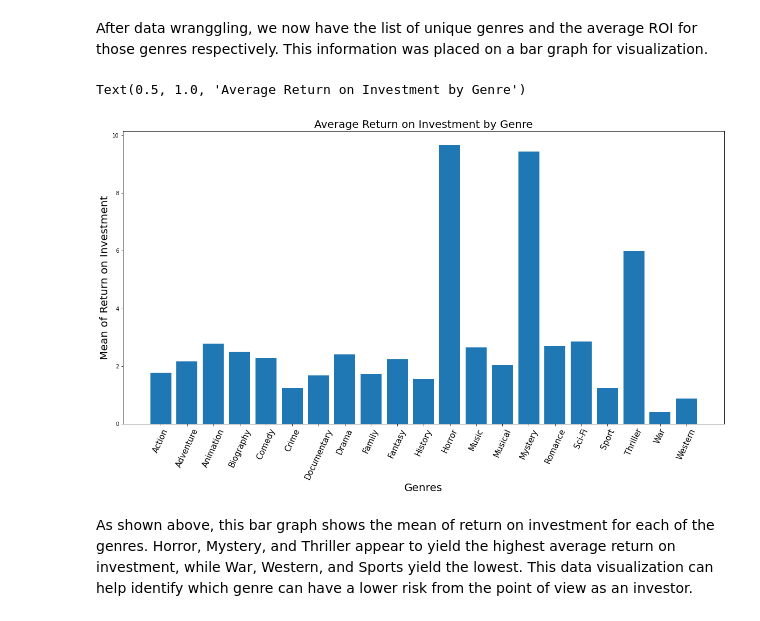
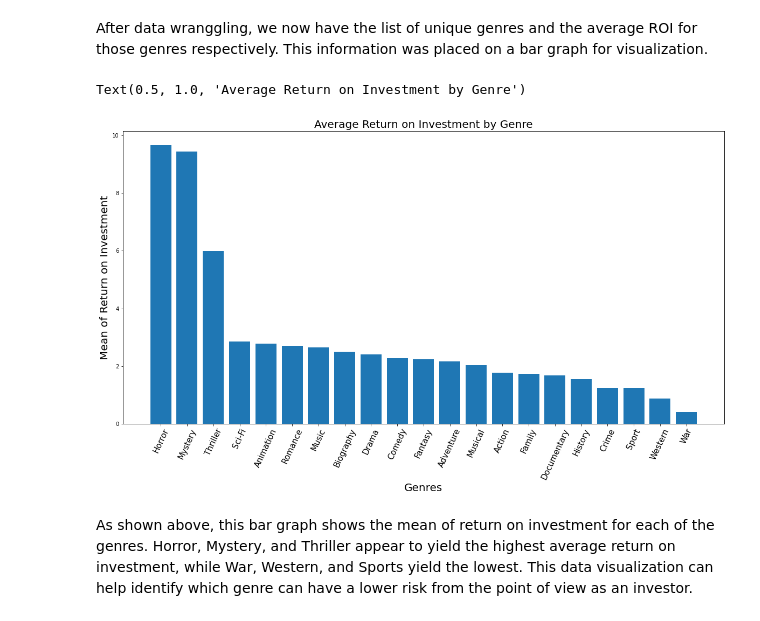
Before and after one commit to soohojp/Phase-1-Project-Best-Team-, a Jupyter notebook: Untitled.ipynb, the cells around one changed output. Saved outputs shown, nothing was run; the diff lists cells and outputs as text; code cells hidden in the pictures.

```diff
--- a/Untitled.ipynb
+++ b/Untitled.ipynb
@@ -219,3 +226,7 @@ imdb_sport.ROI.mean(),
 imdb_thriller.ROI.mean(),
 imdb_war.ROI.mean(),
 imdb_western.ROI.mean()]
+# %%
+genreroidf = pd.DataFrame({"Genre":list_of_unique_genres,
+                  "ROI mean":genre_roi_mean})
+genreroidf = genreroidf.sort_values('ROI mean',ascending = False)
@@ -223,16 +254,16 @@ imdb_western.ROI.mean()]
 After data wranggling, we now have the list of unique genres and the average ROI for those genres respectively. This information was placed on a bar graph for visualization.
 # %%
 fig, ax = plt.subplots(figsize = (20,10))
-x = list_of_unique_genres
-y = genre_roi_mean
+x = genreroidf['Genre']
+y = genreroidf["ROI mean"]
 ax.bar(x,y)
 plt.xticks(fontsize = 15, rotation = 65)
 ax.set_xlabel("Genres", fontsize = 20)
 ax.set_ylabel("Mean of Return on Investment", fontsize = 20)
 ax.set_title("Average Return on Investment by Genre", fontsize = 20)
 # %% [output]
 Text(0.5, 1.0, 'Average Return on Investment by Genre')
-[figure, old version]
+[figure, new version]
 # %% [markdown]
 As shown above, this bar graph shows the mean of return on investment for each of the genres. Horror, Mystery, and Thriller appear to yield the highest average return on investment, while War, Western, and Sports yield the lowest. This data visualization can help identify which genre can have a lower risk from the point of view as an investor.
 # %% [markdown]
```
Also changed, not shown: parts of 11 cells of this notebook.
